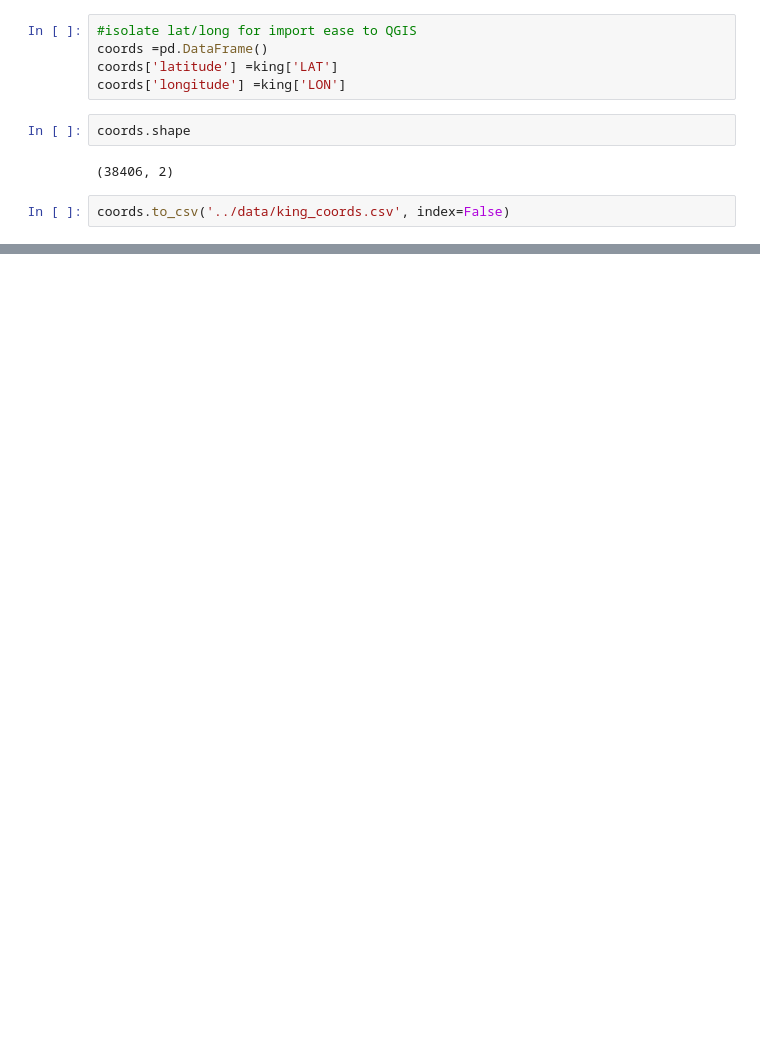
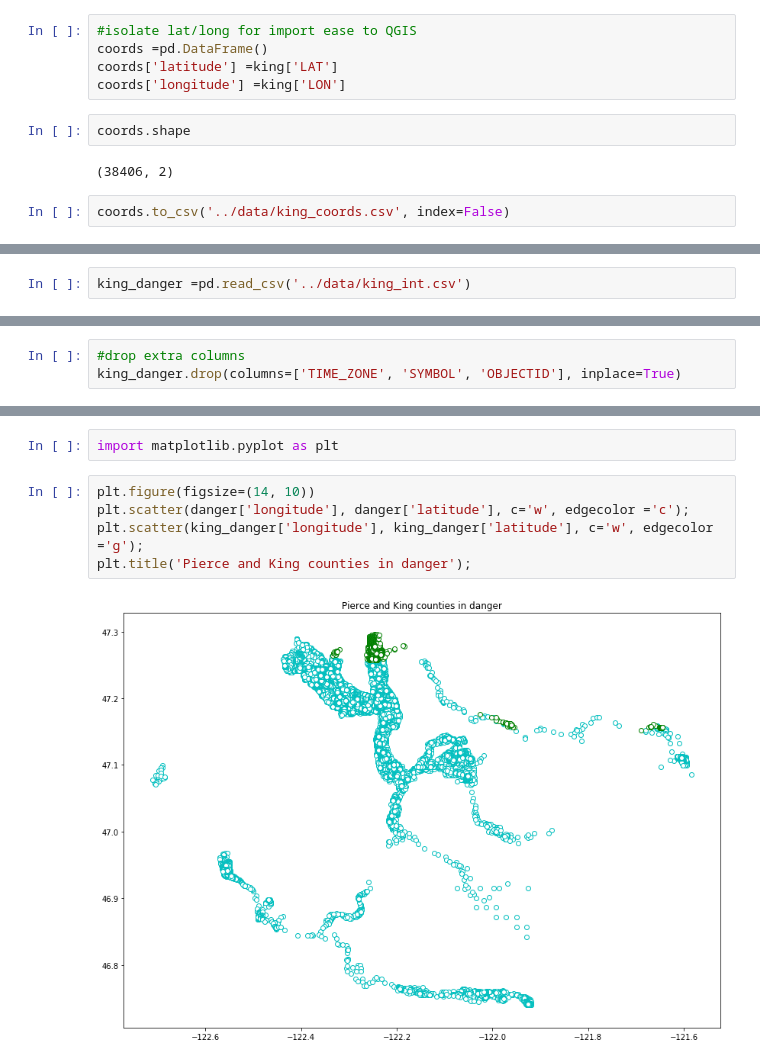
Before and after one commit to dsteffan/mount_rainier_disaster_estimate, a Jupyter notebook: code/lat_long_coordinates.ipynb, the cells around one changed output, grey strips where cells are left out. Cells and saved outputs as stored; diff of their text form; blank space fills up the shorter version.

Commit message:
king county update

```diff
--- a/code/lat_long_coordinates.ipynb
+++ b/code/lat_long_coordinates.ipynb
@@ -381,0 +383,2 @@ coords.to_csv('../data/king_coords.csv', index=False)
+# %%
+king_danger =pd.read_csv('../data/king_int.csv')
@@ -381,0 +398,3 @@ coords.to_csv('../data/king_coords.csv', index=False)
+# %%
+#drop extra columns
+king_danger.drop(columns=['TIME_ZONE', 'SYMBOL', 'OBJECTID'], inplace=True)
@@ -381,0 +411,9 @@ coords.to_csv('../data/king_coords.csv', index=False)
+# %%
+import matplotlib.pyplot as plt
+# %%
+plt.figure(figsize=(14, 10))
+plt.scatter(danger['longitude'], danger['latitude'], c='w', edgecolor ='c');
+plt.scatter(king_danger['longitude'], king_danger['latitude'], c='w', edgecolor ='g');
+plt.title('Pierce and King counties in danger');
+# %% [output]
+[figure, added]
```
Also changed, not shown: parts of 24 cells of this notebook, 4 other files.
